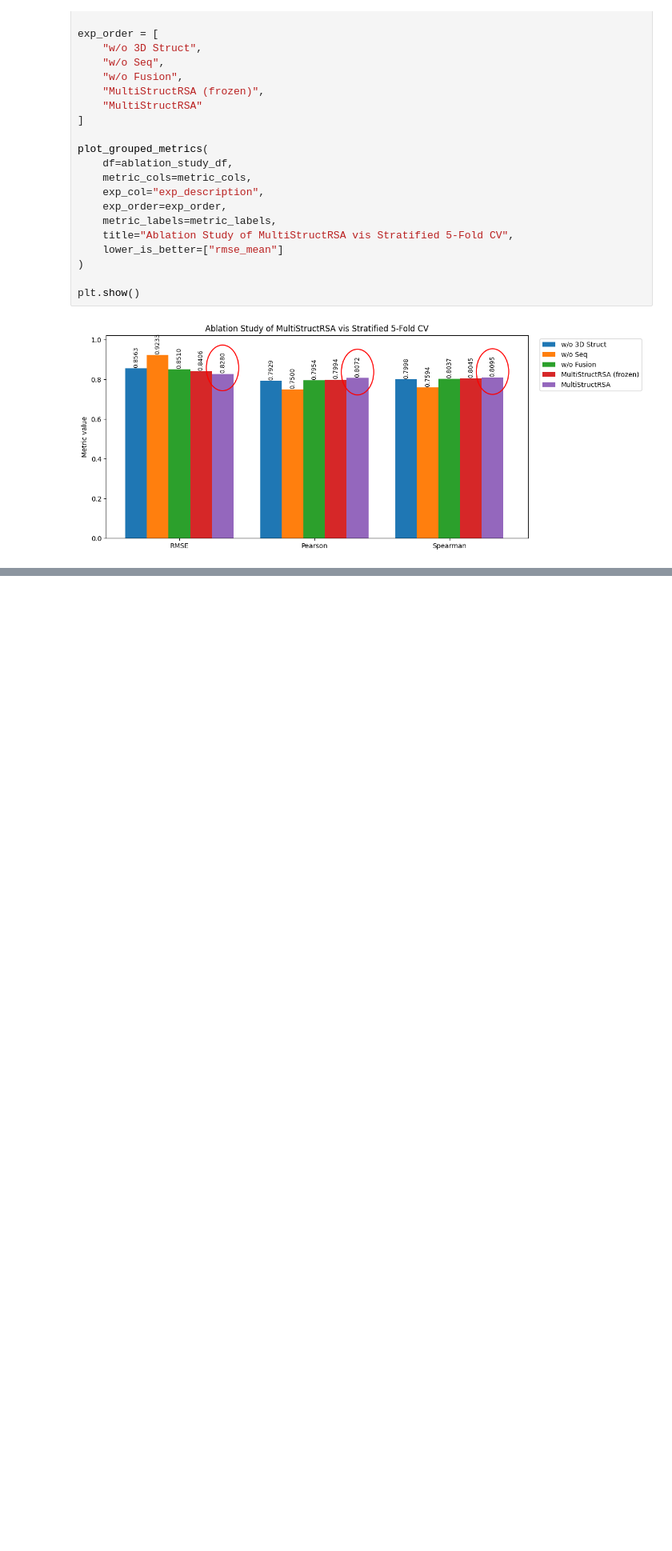
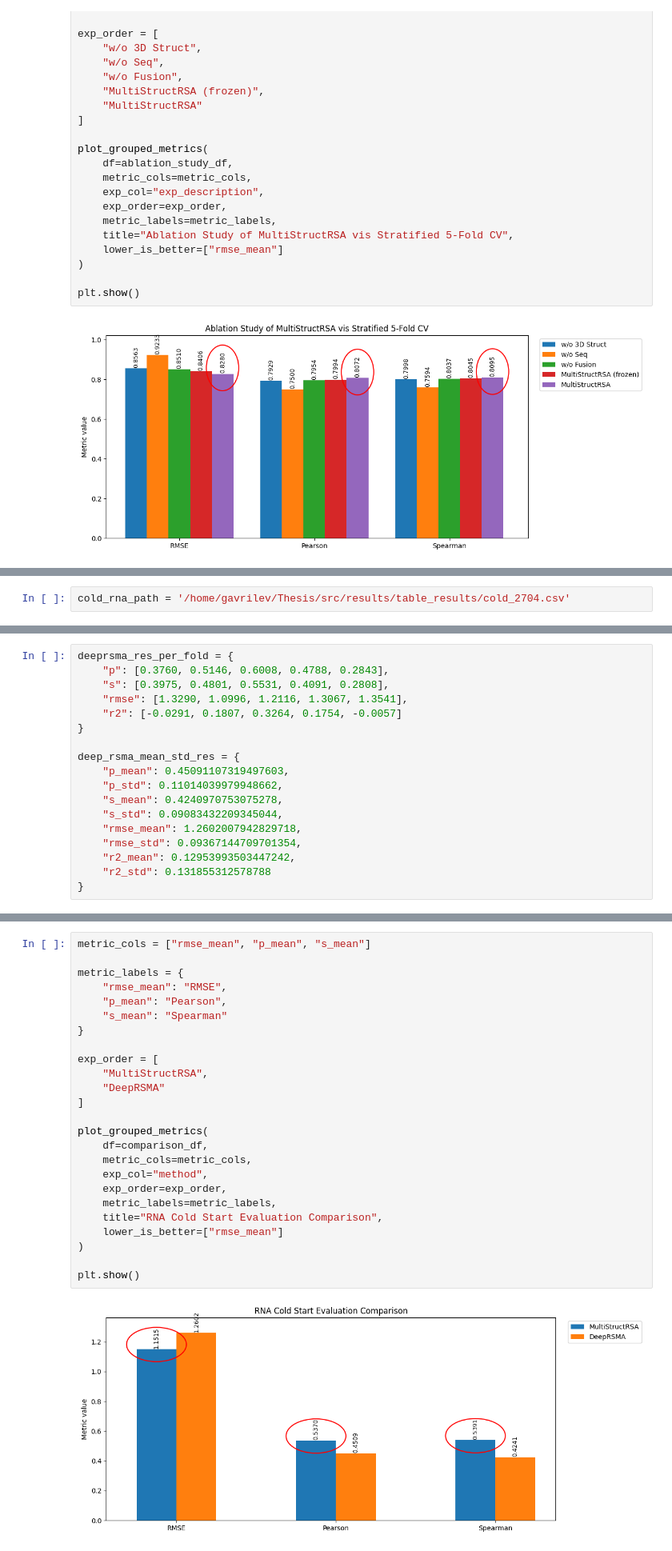
Before and after one commit to Gavision97/MultiStructRSA, a Jupyter notebook: notebooks/analyse_exp_res.ipynb, the cells around one changed output, grey strips where cells are left out. Shown at 80% size. Drawn from its saved outputs; the diff is of its cells as text; blank space fills up the shorter version.

Commit message:
16/05 - added SOTA evaluation (rna cold & stratified cv) - BioLLMNet & DeepRSMA

```diff
--- a/notebooks/analyse_exp_res.ipynb
+++ b/notebooks/analyse_exp_res.ipynb
@@ -326,0 +335,2 @@ plt.show()
+# %%
+cold_rna_path = '/home/gavrilev/Thesis/src/results/table_results/cold_2704.csv'
@@ -326,0 +386,18 @@ plt.show()
+# %%
+deeprsma_res_per_fold = {
+    "p": [0.3760, 0.5146, 0.6008, 0.4788, 0.2843],
+    "s": [0.3975, 0.4801, 0.5531, 0.4091, 0.2808],
+    "rmse": [1.3290, 1.0996, 1.2116, 1.3067, 1.3541],
+    "r2": [-0.0291, 0.1807, 0.3264, 0.1754, -0.0057]
+}
+
+deep_rsma_mean_std_res = {
+    "p_mean": 0.45091107319497603,
+    "p_std": 0.11014039979948662,
+    "s_mean": 0.4240970753075278,
+    "s_std": 0.09083432209345044,
+    "rmse_mean": 1.2602007942829718,
+    "rmse_std": 0.09367144709701354,
+    "r2_mean": 0.12953993503447242,
+    "r2_std": 0.131855312578788
+}
@@ -326,0 +435,27 @@ plt.show()
+# %%
+metric_cols = ["rmse_mean", "p_mean", "s_mean"]
+
+metric_labels = {
+    "rmse_mean": "RMSE",
+    "p_mean": "Pearson",
+    "s_mean": "Spearman"
+}
+
+exp_order = [
+    "MultiStructRSA",
+    "DeepRSMA"
+]
+
+plot_grouped_metrics(
+    df=comparison_df,
+    metric_cols=metric_cols,
+    exp_col="method",
+    exp_order=exp_order,
+    metric_labels=metric_labels,
+    title="RNA Cold Start Evaluation Comparison",
+    lower_is_better=["rmse_mean"]
+)
+
+plt.show()
+# %% [output]
+[figure, added]
```
Also changed, not shown: parts of 13 cells of this notebook, 5 other files.
